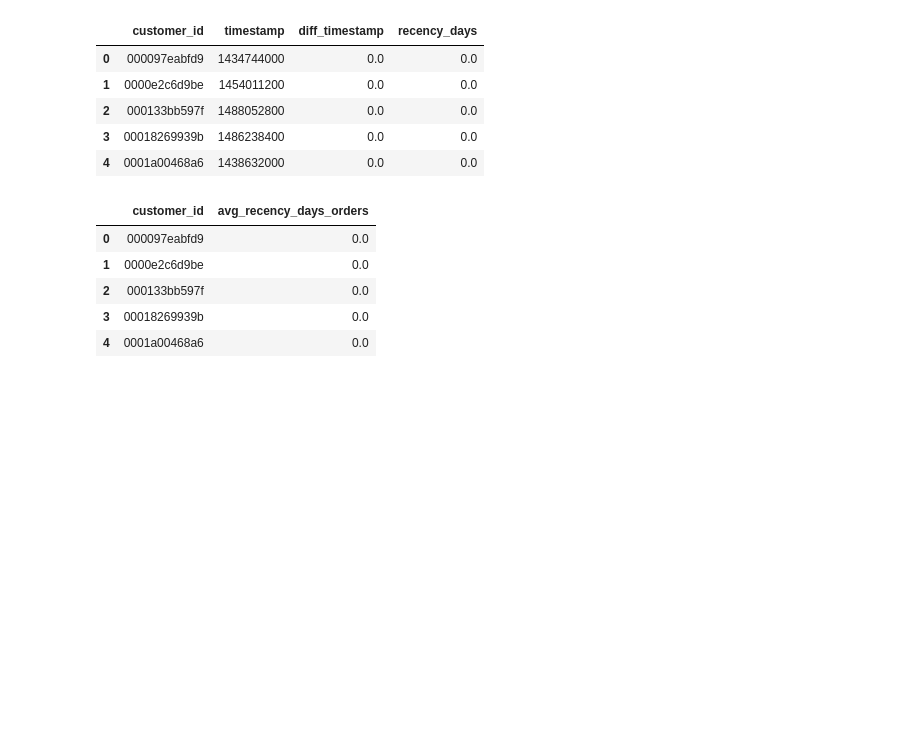
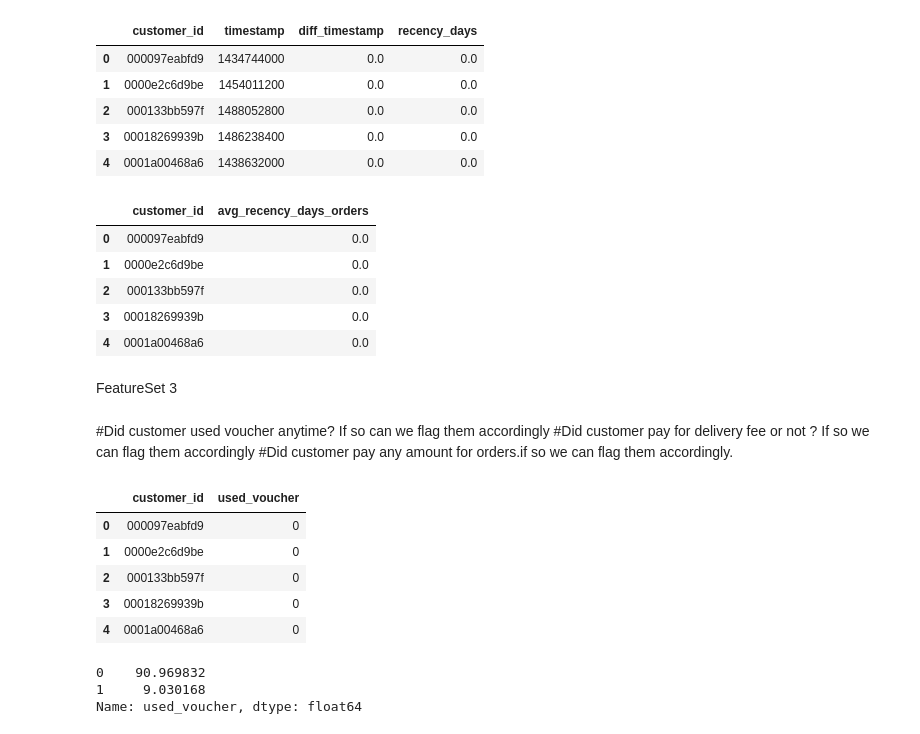
Before and after one commit to yh18190/chunautee_samna, a Jupyter notebook: DataPrep_Transformations.ipynb, the cells around one changed output. Drawn from its saved outputs; the diff is of its cells as text; code cells hidden in the pictures; blank space fills up the shorter version.

```diff
--- a/DataPrep_Transformations.ipynb
+++ b/DataPrep_Transformations.ipynb
@@ -389,3 +389,28 @@ df_recency_avg.head()
 | 2 | 000133bb597f | 0.0 |
 | 3 | 00018269939b | 0.0 |
 | 4 | 0001a00468a6 | 0.0 |
+# %% [markdown]
+FeatureSet 3
+# %% [markdown]
+#Did customer used voucher anytime? If so can we flag them accordingly
+#Did customer pay for delivery fee or not ? If so we can flag them accordingly
+#Did customer pay any amount for orders.if so we can flag them accordingly.
+# %%
+#Voucher flag
+df_voucher=df_orders[['customer_id','voucher_amount']]
+df_voucher['used_voucher']=df_voucher['voucher_amount'].apply(lambda x: 1 if x>0 else 0)
+df_voucher=df_voucher[['customer_id','used_voucher']].groupby('customer_id')['used_voucher'].max().reset_index(name='used_voucher')
+df_voucher.head()
+# %% [output]
+|  | customer_id | used_voucher |
+| 0 | 000097eabfd9 | 0 |
+| 1 | 0000e2c6d9be | 0 |
+| 2 | 000133bb597f | 0 |
+| 3 | 00018269939b | 0 |
+| 4 | 0001a00468a6 | 0 |
+# %%
+df_voucher['used_voucher'].value_counts(normalize=True)*100
+# %% [output]
+0    90.969832
+1     9.030168
+Name: used_voucher, dtype: float64
```
Also changed, not shown: parts of 8 cells of this notebook.
